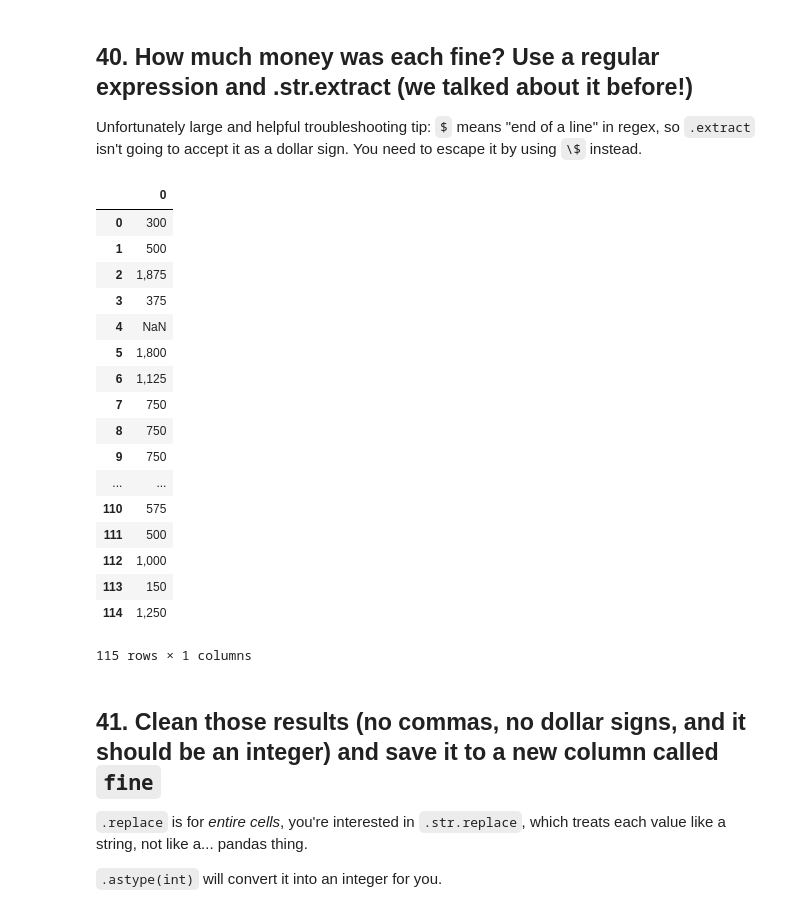
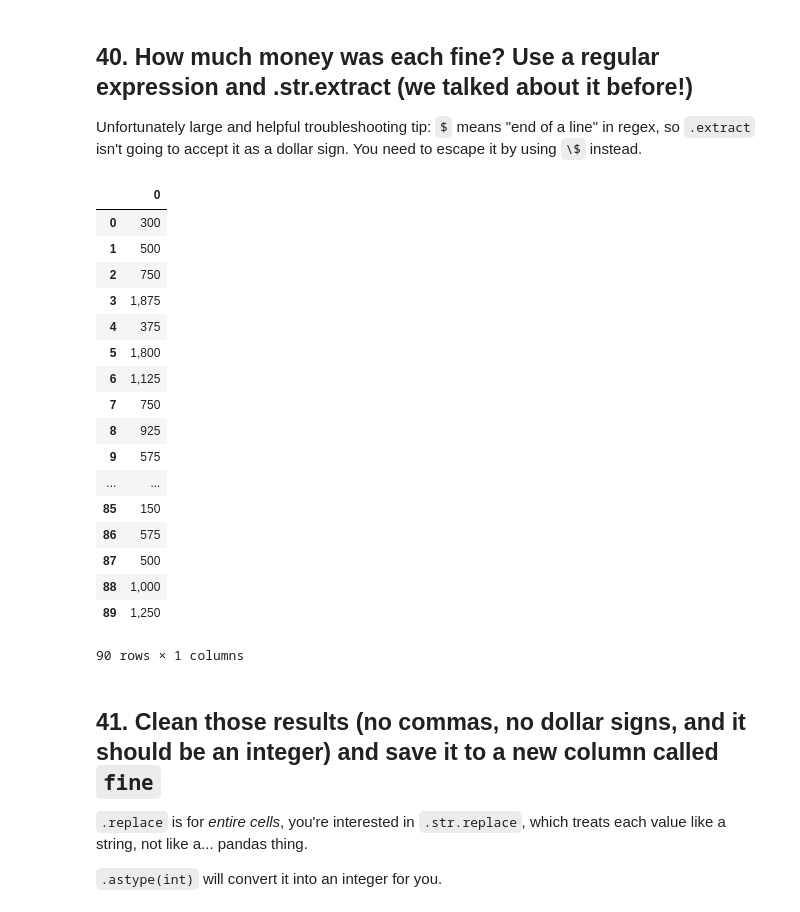
Before and after one commit to talola612/foundations_homework, a Jupyter notebook: 07-homework/licensing/Licenses.ipynb, the cells around one changed output. Saved outputs shown, nothing was run; the diff lists cells and outputs as text; code cells hidden in the pictures.

```diff
--- a/07-homework/licensing/Licenses.ipynb
+++ b/07-homework/licensing/Licenses.ipynb
@@ -121,7 +121,7 @@ LICSUBTYPE         object
 CEFLAG             object
 dtype: object
 # %%
-df = pd.read_csv('licfile.csv', header = None, dtype = {"LICNUMBER": str, 8: str, 13: str, 15: str})
+df = pd.read_csv('licfile.csv', header = None, dtype = {1: str, 8: str, 13: str, 15: str})
 df = df.rename(columns = (col_dict))
 df.head()
 # %% [output]
@@ -1222,11 +1222,13 @@ violations_df.head()
 # %% [markdown]
 ### 38. Combine with your original licenses dataset dataframe to get phone numbers and addresses for each violation. Check that it is 90 rows, 28 columns.
 # %%
-org_df = pd.read_csv('licfile.csv', header = None, dtype = {"LICNUMBER": str, 8: str, 13: str, 15: str})
-org_df = org_df.rename(columns = (col_dict))
+original_df = pd.read_csv('licfile.csv', header = None, dtype = {"LICNUMBER": str, 8: str, 13: str, 15: str})
+original_df = org_df.rename(columns = (col_dict))
 
-merged = violations_df.merge(org_df, left_on = 'licenseno', right_on = 'LICNUMBER')
-merged.head()
+
+merged_vio_df = violations_df.merge(df, left_on = 'licenseno', right_on = 'LICNUMBER')
+merged_vio_df
+
 # org_df[org_df.OWNER.str.contains('NGUYEN', na = False)].OWNER.value_counts()
 
 # org_df.MAILCITYSTATE.str.extract('(.*) \w\w ')
@@ -1325,26 +1283,26 @@ Name: licenseno, Length: 109, dtype: int64
 
 Unfortunately large and helpful troubleshooting tip: `$` means "end of a line" in regex, so `.extract` isn't going to accept it as a dollar sign. You need to escape it by using `\$` instead.
 # %%
-# violations_df.order.str.extract('\$([\d,]*).')
+merged_vio_df.order.str.extract('\$([\d,]*).')
 # %% [output]
 |  | 0 |
 | 0 | 300 |
 | 1 | 500 |
-| 2 | 1,875 |
-| 3 | 375 |
-| 4 | NaN |
+| 2 | 750 |
+| 3 | 1,875 |
+| 4 | 375 |
 | 5 | 1,800 |
 | 6 | 1,125 |
 | 7 | 750 |
-| 8 | 750 |
-| 9 | 750 |
+| 8 | 925 |
+| 9 | 575 |
 | ... | ... |
-| 110 | 575 |
-| 111 | 500 |
-| 112 | 1,000 |
-| 113 | 150 |
-| 114 | 1,250 |
+| 85 | 150 |
+| 86 | 575 |
+| 87 | 500 |
+| 88 | 1,000 |
+| 89 | 1,250 |
-115 rows × 1 columns
+90 rows × 1 columns
 # %% [markdown]
 ## 41. Clean those results (no commas, no dollar signs, and it should be an integer) and save it to a new column called `fine`
 
```
Also changed, not shown: parts of 10 cells of this notebook.
